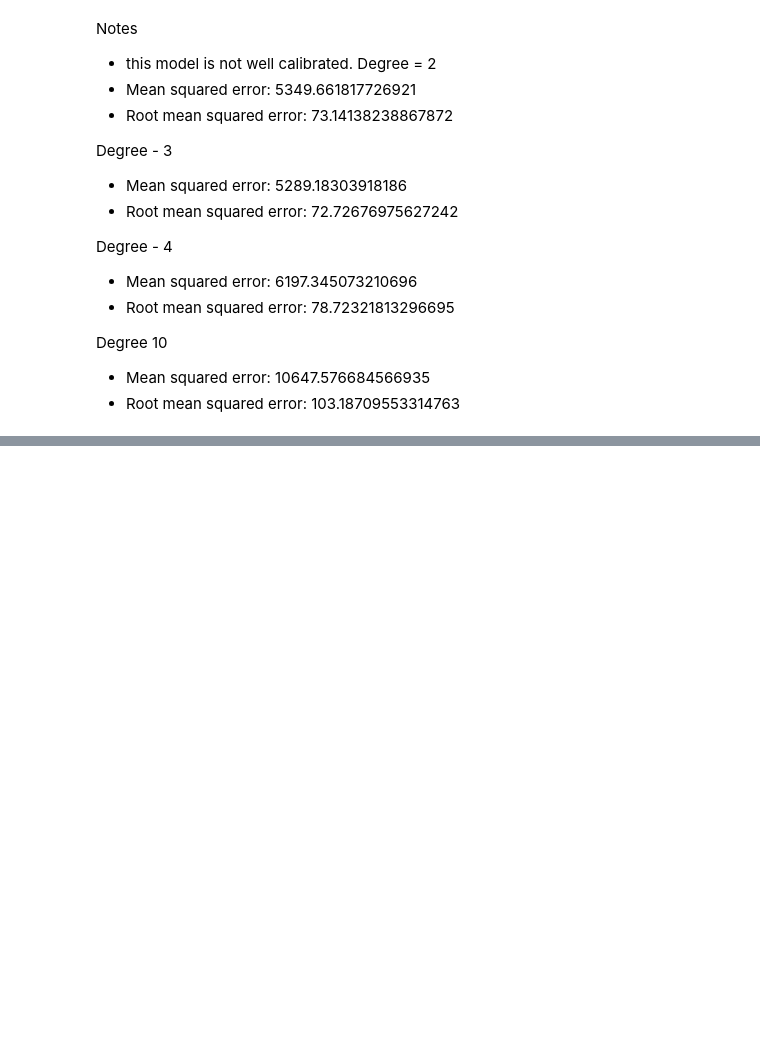
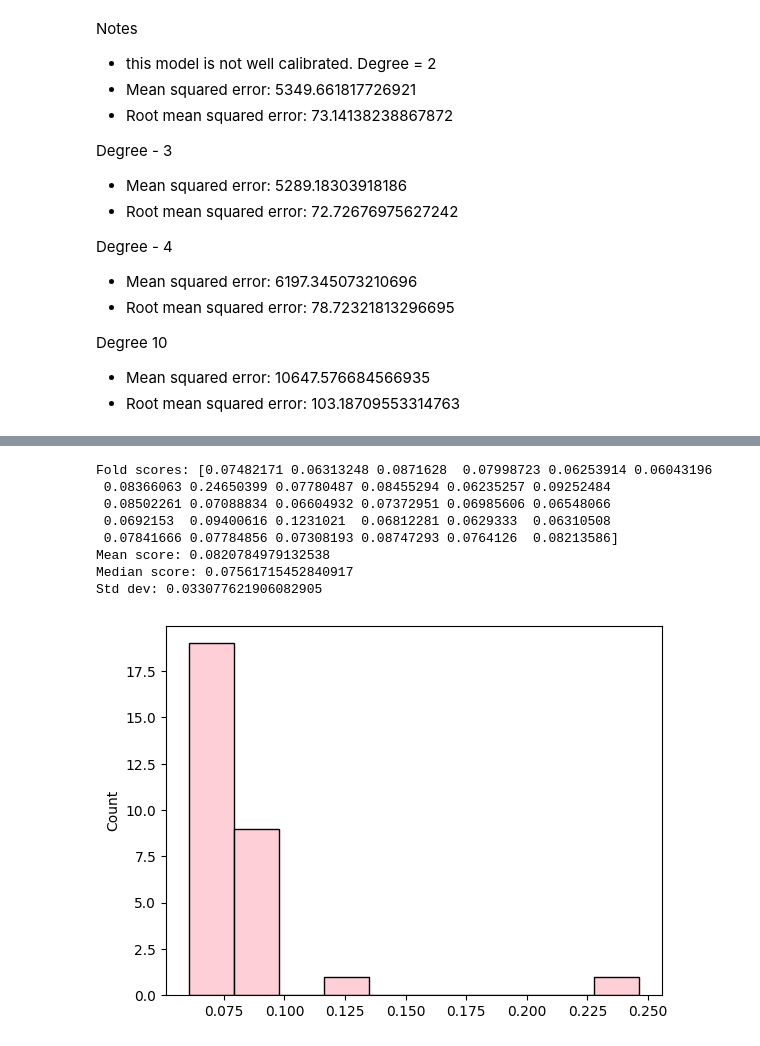
Before and after one commit to fortunecookie040/scratchpad, a Jupyter notebook: 06_model_selection.ipynb, the cells around one changed output, grey strips where cells are left out. Saved outputs shown, nothing was run; the diff lists cells and outputs as text; code cells hidden in the pictures; blank space fills up the shorter version.

```diff
--- a/06_model_selection.ipynb
+++ b/06_model_selection.ipynb
@@ -203,0 +334,3 @@ Degree 10
+# %%
+mdf = pd.read_csv("data/CardiacPatientData.csv")
+mdf.head()
@@ -203,0 +344,35 @@ Degree 10
+# %%
+vars = ['SBP', 'DBP', 'HR', 'RR', 'BT', 'SpO2', 'Age','GCS']
+X = mdf.loc[:, vars]
+y = mdf["Outcome"]
+# %%
+expander = PolynomialFeatures(degree = 2, include_bias = False, interaction_only = True)
+X_poly = expander.fit_transform(X)
+X_names = expander.get_feature_names_out()
+# %%
+model = LinearRegression()
+
+kfold = KFold(n_splits=30, shuffle=True, random_state=100) # Create folds, shuffle true just shuffles rows
+
+scores = cross_val_score( # Conduct kfcv:
+    model,X_poly,y, # Model and data
+    cv=kfold, # Folds
+    scoring="neg_mean_squared_error" # Loss function
+)
+mse = -scores
+
+sns.histplot(mse, bins = 10, color = "pink")
+print("Fold scores:", mse)
+print("Mean score:", np.mean(mse))
+print("Median score:", np.median(mse))
+print("Std dev:", np.std(mse))
+# %% [output]
+Fold scores: [0.07482171 0.06313248 0.0871628  0.07998723 0.06253914 0.06043196
+ 0.08366063 0.24650399 0.07780487 0.08455294 0.06235257 0.09252484
+ 0.08502261 0.07088834 0.06604932 0.07372951 0.06985606 0.06548066
+ 0.0692153  0.09400616 0.1231021  0.06812281 0.0629333  0.06310508
+ 0.07841666 0.07784856 0.07308193 0.08747293 0.0764126  0.08213586]
+Mean score: 0.0820784979132538
+Median score: 0.07561715452840917
+Std dev: 0.033077621906082905
+[figure, added]
```
Also changed, not shown: parts of 13 cells of this notebook, 2 other files.
